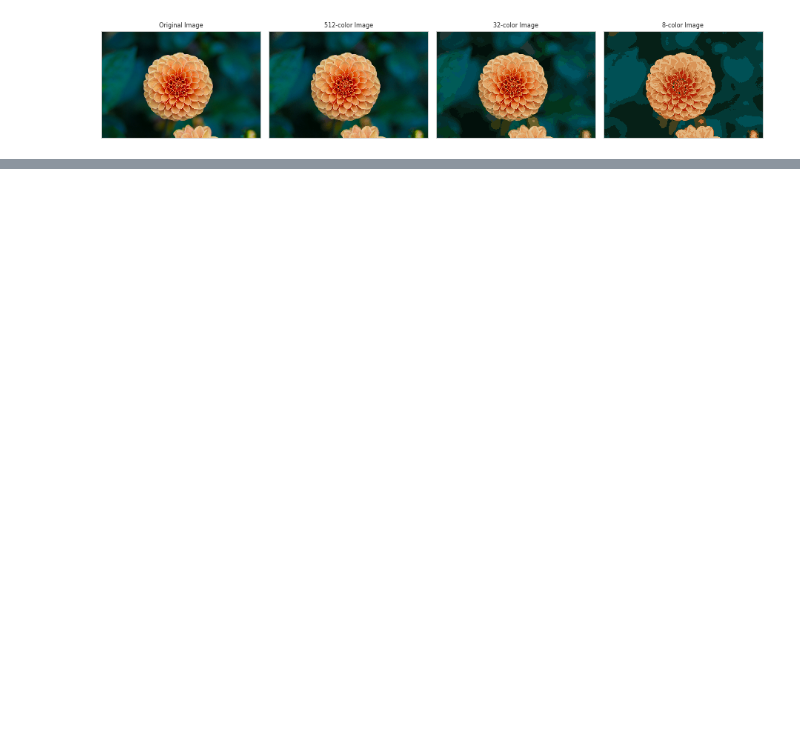
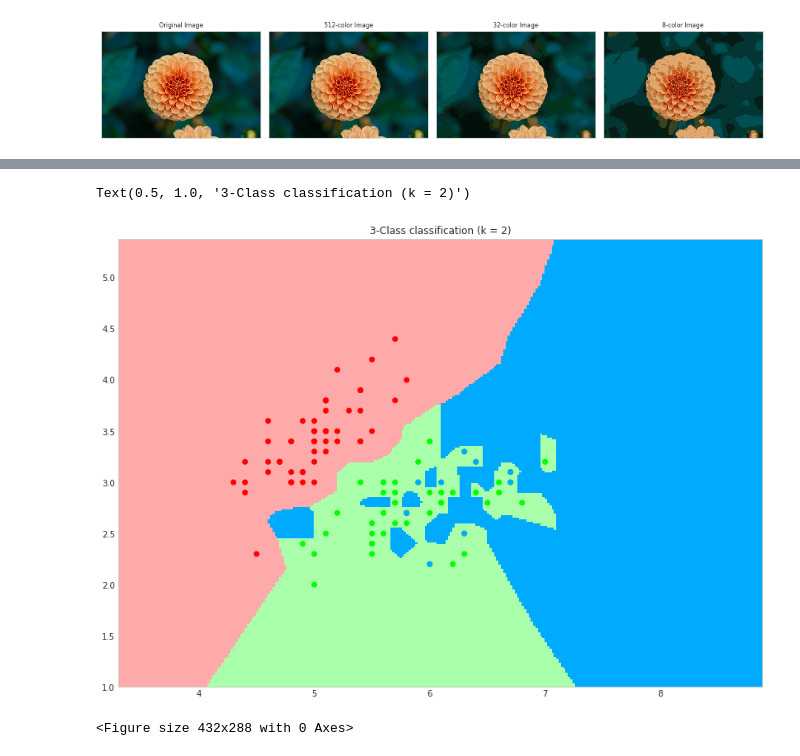
Before and after one commit to wrk1231/DataAnalysis-ML, a Jupyter notebook: Unsupervised Learning.ipynb, the cells around one changed output, grey strips where cells are left out. Drawn from its saved outputs; the diff is of its cells as text; code cells hidden in the pictures; blank space fills up the shorter version.

```diff
--- a/Unsupervised Learning.ipynb
+++ b/Unsupervised Learning.ipynb
@@ -822,0 +806,34 @@ ax[3].set_title('8-color Image', size=8);
+# %%
+# Create color maps
+cmap_light = ListedColormap(['#FFAAAA', '#AAFFAA','#00AAFF'])
+cmap_bold = ListedColormap(['#FF0000', '#00FF00','#00AAFF'])
+
+n_neighbors=2
+# we create an instance of Neighbours Classifier and fit the data.
+clf = neighbors.KNeighborsClassifier(n_neighbors=n_neighbors, weights='distance')
+clf.fit(X, y)
+
+# calculate min, max and limits
+x_min, x_max = X[:, 0].min() - 1, X[:, 0].max() + 1
+y_min, y_max = X[:, 1].min() - 1, X[:, 1].max() + 1
+xx, yy = np.meshgrid(np.arange(x_min, x_max, h),
+np.arange(y_min, y_max, h))
+
+Z = clf.predict(np.c_[xx.ravel(), yy.ravel()])
+
+
+fig = plt.figure(figsize=(14,10))
+ax = plt.axes()
+Z = Z.reshape(xx.shape)
+plt.figure()
+ax.pcolormesh(xx, yy, Z, cmap=cmap_light)
+
+
+ax.scatter(X[:, 0], X[:, 1], c=y, cmap=cmap_bold)
+ax.set_xlim(xx.min(), xx.max())
+ax.set_ylim(yy.min(), yy.max())
+ax.set_title("3-Class classification (k = %i)" % (n_neighbors))
+# %% [output]
+Text(0.5, 1.0, '3-Class classification (k = 2)')
+[figure, added]
+<Figure size 432x288 with 0 Axes>
```
Also changed, not shown: parts of 27 cells of this notebook, 1 other file.
